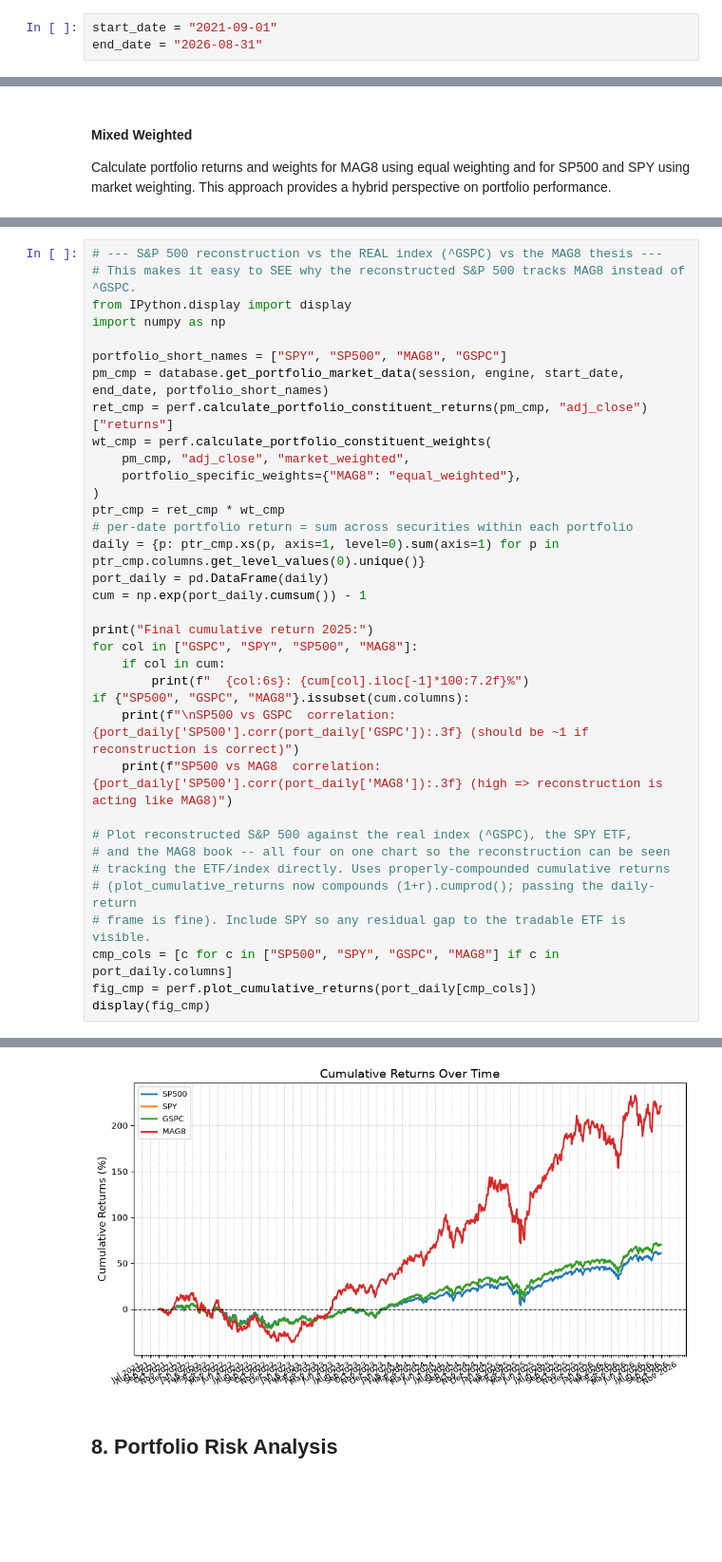
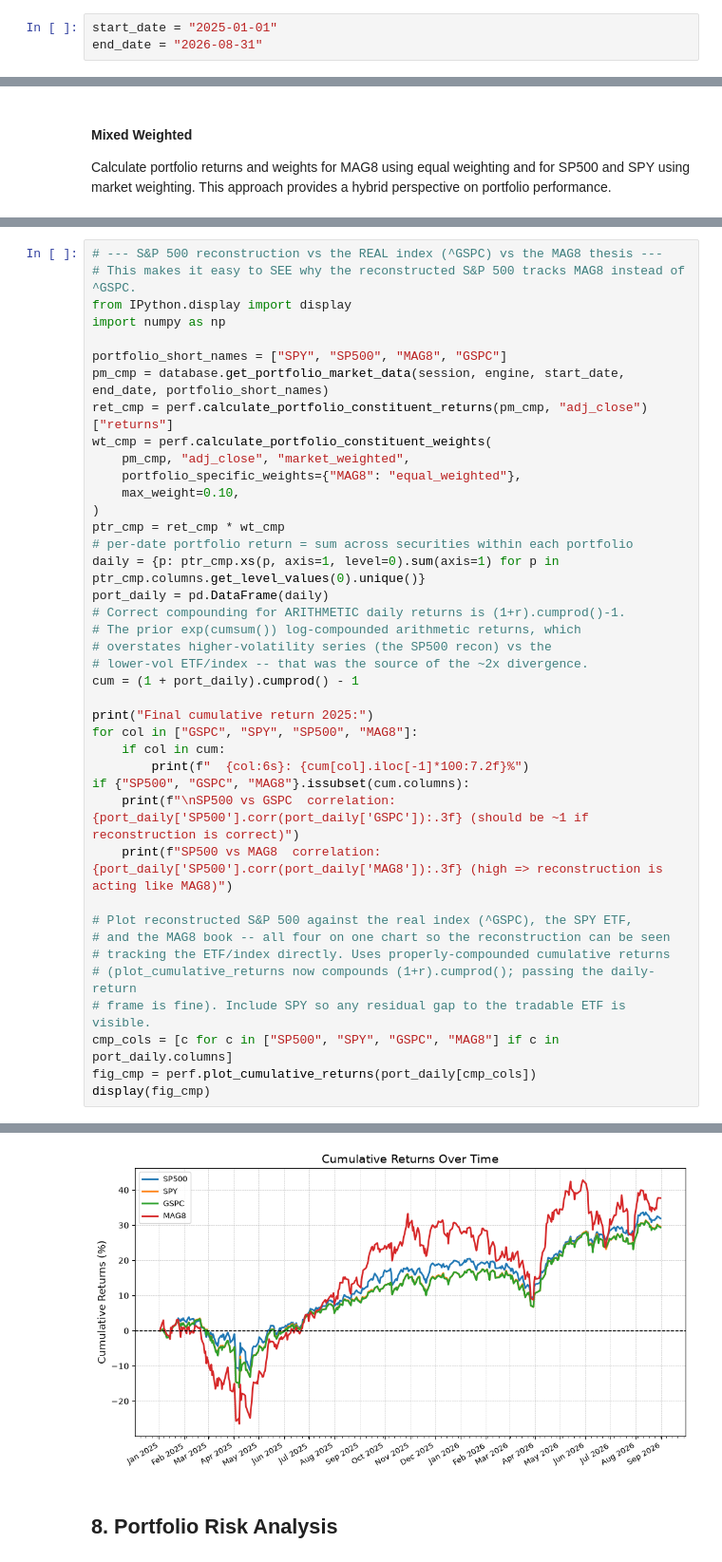
Before and after one commit to menonf/InvestmentManagement, a Jupyter notebook: toolkit/notebooks/backtest_research_demo_sp500.ipynb, the cells around one changed output, grey strips where cells are left out. Shown at 95% size. Cells and saved outputs as stored; diff of their text form; blank space fills up the shorter version.

```diff
--- a/toolkit/notebooks/backtest_research_demo_sp500.ipynb
+++ b/toolkit/notebooks/backtest_research_demo_sp500.ipynb
@@ -87,7 +83,7 @@ from data_engineering.eod_data import refinitiv, yahoo, tiingo
 
 Setting the analysis period for the backtest. These dates define the time window for all portfolio performance calculations and risk metrics.
 # %%
-start_date = "2021-09-01"
+start_date = "2025-01-01"
 end_date = "2026-08-31"
 # %%
 # Reset the backtest staging tables before rebuilding.
@@ -806,12 +1076,17 @@ ret_cmp = perf.calculate_portfolio_constituent_returns(pm_cmp, "adj_close")["ret
 wt_cmp = perf.calculate_portfolio_constituent_weights(
     pm_cmp, "adj_close", "market_weighted",
     portfolio_specific_weights={"MAG8": "equal_weighted"},
+    max_weight=0.10,
 )
 ptr_cmp = ret_cmp * wt_cmp
 # per-date portfolio return = sum across securities within each portfolio
 daily = {p: ptr_cmp.xs(p, axis=1, level=0).sum(axis=1) for p in ptr_cmp.columns.get_level_values(0).unique()}
 port_daily = pd.DataFrame(daily)
-cum = np.exp(port_daily.cumsum()) - 1
+# Correct compounding for ARITHMETIC daily returns is (1+r).cumprod()-1.
+# The prior exp(cumsum()) log-compounded arithmetic returns, which
+# overstates higher-volatility series (the SP500 recon) vs the
+# lower-vol ETF/index -- that was the source of the ~2x divergence.
+cum = (1 + port_daily).cumprod() - 1
 
 print("Final cumulative return 2025:")
 for col in ["GSPC", "SPY", "SP500", "MAG8"]:
@@ -842,4 +1117,4 @@ SP500 vs MAG8  correlation: 0.876 (high => reconstruction is acting like MAG8)
-[figure, old version]
+[figure, new version]
 # %% [markdown]
 ## 8. Portfolio Risk Analysis
 # %% [markdown]
```
Also changed, not shown: parts of 20 cells of this notebook, 15 other files.
